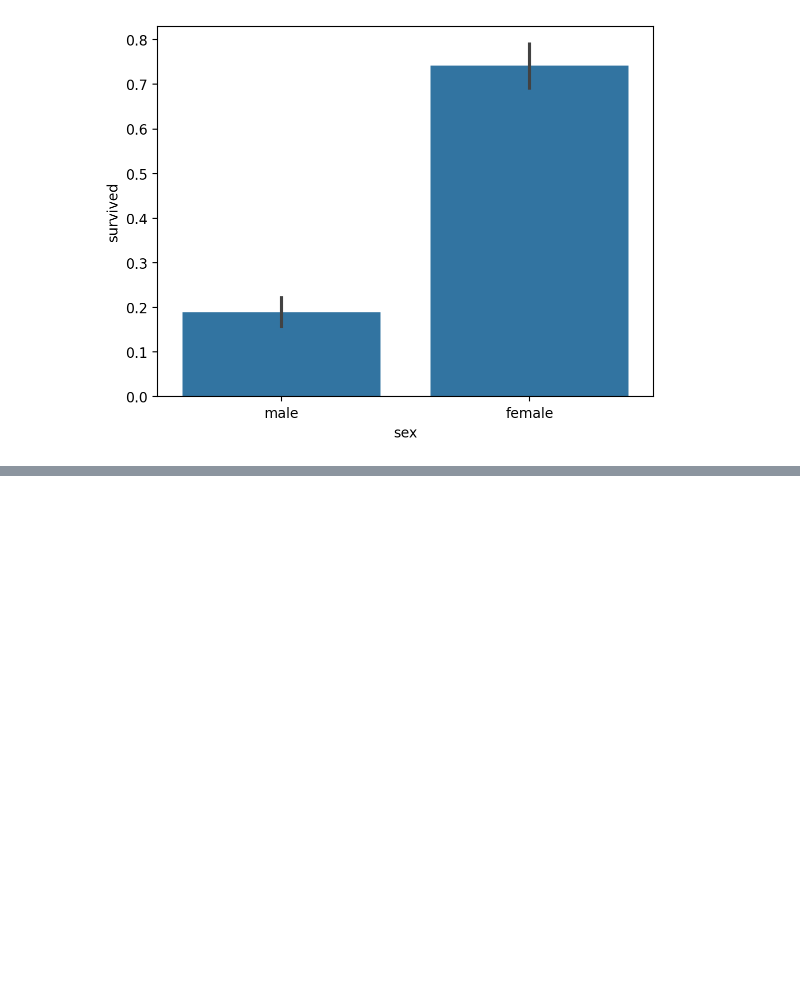
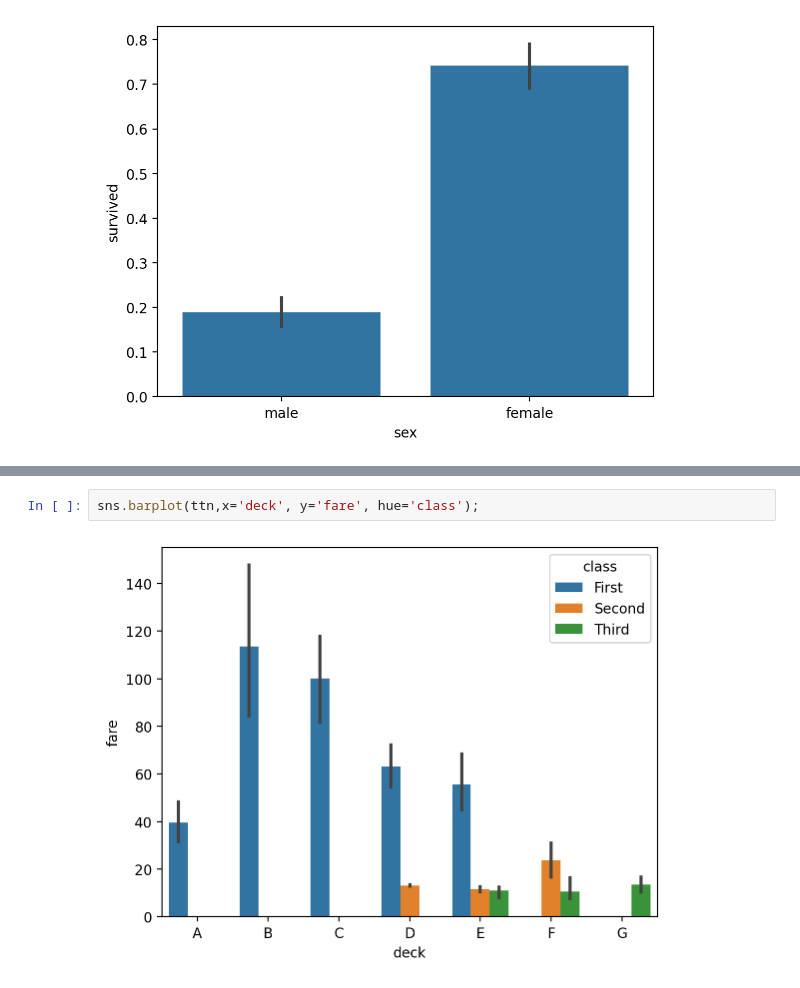
Before and after one commit to shimyoubin/2025-1-myclass-BDA, a Jupyter notebook: inclass/w4_B_wen_dataframe_application.ipynb, the cells around one changed output, grey strips where cells are left out. Cells and saved outputs as stored; diff of their text form; blank space fills up the shorter version.

```diff
--- a/inclass/w4_B_wen_dataframe_application.ipynb
+++ b/inclass/w4_B_wen_dataframe_application.ipynb
@@ -553,0 +562,4 @@ sns.barplot(data =ttn, x="sex", y="survived");
+# %%
+sns.barplot(ttn,x='deck', y='fare', hue='class');
+# %% [output]
+[figure, added]
```
Also changed, not shown: parts of 71 cells of this notebook.
